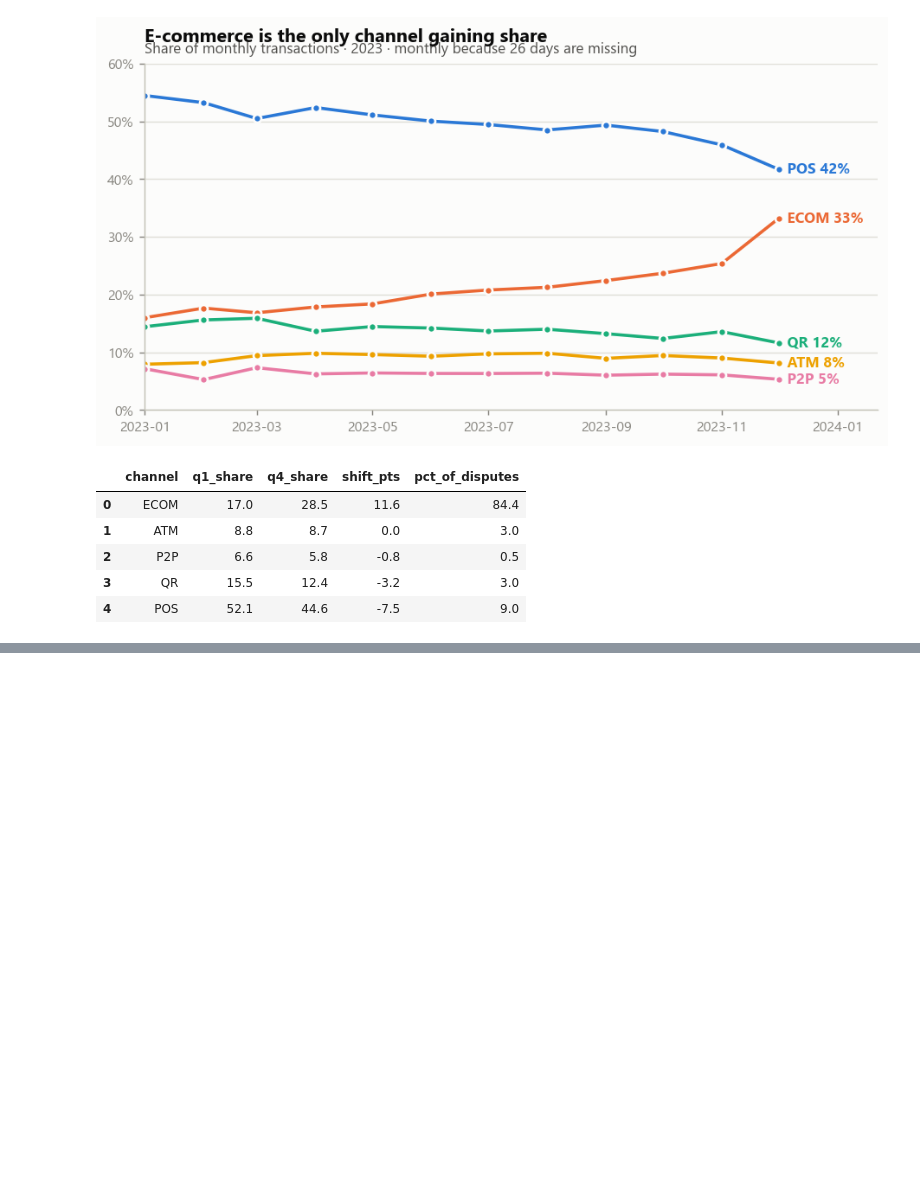
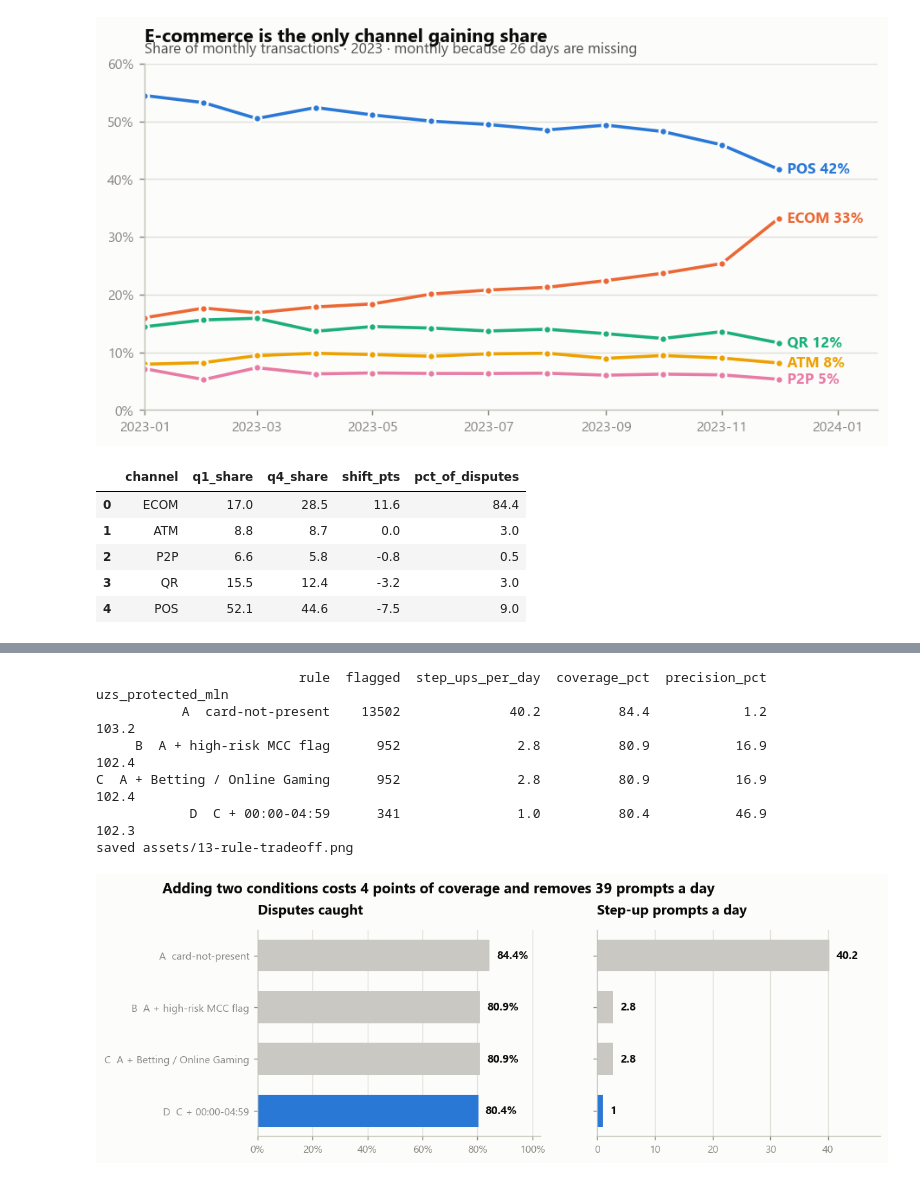
Before and after one commit to Shahzodo5o4/data-analyst-portfolio, a Jupyter notebook: uzcard-payments-analysis/notebooks/01-analysis.ipynb, the cells around one changed output, grey strips where cells are left out. Drawn from its saved outputs; the diff is of its cells as text; code cells hidden in the pictures; blank space fills up the shorter version.

```diff
--- a/uzcard-payments-analysis/notebooks/01-analysis.ipynb
+++ b/uzcard-payments-analysis/notebooks/01-analysis.ipynb
@@ -660,0 +820,80 @@ protection card-not-present traffic gets today has to scale with it.
+# %%
+scored = q("""
+    WITH base AS (
+        SELECT t.amount_uzs, t.is_disputed,
+               te.channel = 'ECOM' AS is_cnp,
+               mc.is_high_risk AS mcc_flag,
+               mc.category_name IN ('Betting', 'Online Gaming') AS target_cat,
+               extract(hour FROM t.txn_ts) < 5 AS is_night
+        FROM uzcard.transactions t
+        JOIN uzcard.terminals te      ON te.terminal_id = t.terminal_id
+        JOIN uzcard.merchants m       ON m.merchant_id = t.merchant_id
+        JOIN uzcard.mcc_categories mc ON mc.mcc_code = m.mcc_code
+        WHERE t.txn_status = 'approved'
+    ),
+    observed_days AS (
+        SELECT count(DISTINCT date_trunc('day', txn_ts)) AS days FROM uzcard.transactions
+    ),
+    rules AS (
+        SELECT * FROM (VALUES
+            (1, 'A  card-not-present'),
+            (2, 'B  A + high-risk MCC flag'),
+            (3, 'C  A + Betting / Online Gaming'),
+            (4, 'D  C + 00:00-04:59')
+        ) AS r(id, rule)
+    ),
+    fired AS (
+        SELECT r.id, r.rule, b.is_disputed, b.amount_uzs,
+               CASE r.id
+                   WHEN 1 THEN b.is_cnp
+                   WHEN 2 THEN b.is_cnp AND b.mcc_flag
+                   WHEN 3 THEN b.is_cnp AND b.target_cat
+                   WHEN 4 THEN b.is_cnp AND b.target_cat AND b.is_night
+               END AS fires
+        FROM base b CROSS JOIN rules r
+    )
+    SELECT f.rule,
+           count(*) FILTER (WHERE f.fires) AS flagged,
+           round(count(*) FILTER (WHERE f.fires)::numeric / d.days, 1) AS step_ups_per_day,
+           round(100.0 * count(*) FILTER (WHERE f.fires AND f.is_disputed)
+                 / count(*) FILTER (WHERE f.is_disputed), 1) AS coverage_pct,
+           round(100.0 * count(*) FILTER (WHERE f.fires AND f.is_disputed)
+                 / nullif(count(*) FILTER (WHERE f.fires), 0), 1) AS precision_pct,
+           round(sum(f.amount_uzs) FILTER (WHERE f.fires AND f.is_disputed) / 1e6, 1)
+               AS uzs_protected_mln
+    FROM fired f CROSS JOIN observed_days d
+    GROUP BY f.id, f.rule, d.days
+    ORDER BY f.id
+""")
+print(scored.to_string(index=False))
+
+order = scored.iloc[::-1]          # rule A at the top of a horizontal chart
+y = np.arange(len(order))
+picked = [BLUE if r.startswith("D") else NEUTRAL for r in order.rule]
+
+fig, axes = plt.subplots(1, 2, figsize=(9.6, 3.2), sharey=True)
+for ax, col, title, fmt in [
+    (axes[0], "coverage_pct", "Disputes caught", lambda v: f"{v:.1f}%"),
+    (axes[1], "step_ups_per_day", "Step-up prompts a day", lambda v: f"{v:g}"),
+]:
+    bars = ax.barh(y, order[col], color=picked, height=0.62)
+    for bar, v in zip(bars, order[col]):
+        ax.text(v + order[col].max() * 0.03, bar.get_y() + bar.get_height() / 2,
+                fmt(v), va="center", fontsize=9.5, color=INK, fontweight="bold")
+    ax.set_xlim(0, order[col].max() * 1.22)
+    ax.set_title(title)
+    finish(ax, xgrid=True)
+axes[0].set_yticks(y, order.rule)
+axes[0].xaxis.set_major_formatter(PCT)
+fig.suptitle("Adding two conditions costs 4 points of coverage and removes 39 prompts a day",
+             x=0.007, ha="left", fontsize=12.5, fontweight="bold", color=INK, y=1.06)
+save(fig, "13-rule-tradeoff")
+plt.show()
+# %% [output]
+                          rule  flagged  step_ups_per_day  coverage_pct  precision_pct  uzs_protected_mln
+           A  card-not-present    13502              40.2          84.4            1.2              103.2
+     B  A + high-risk MCC flag      952               2.8          80.9           16.9              102.4
+C  A + Betting / Online Gaming      952               2.8          80.9           16.9              102.4
+            D  C + 00:00-04:59      341               1.0          80.4           46.9              102.3
+saved assets/13-rule-tradeoff.png
+[figure, added]
```
Also changed, not shown: parts of 15 cells of this notebook, 17 other files.
